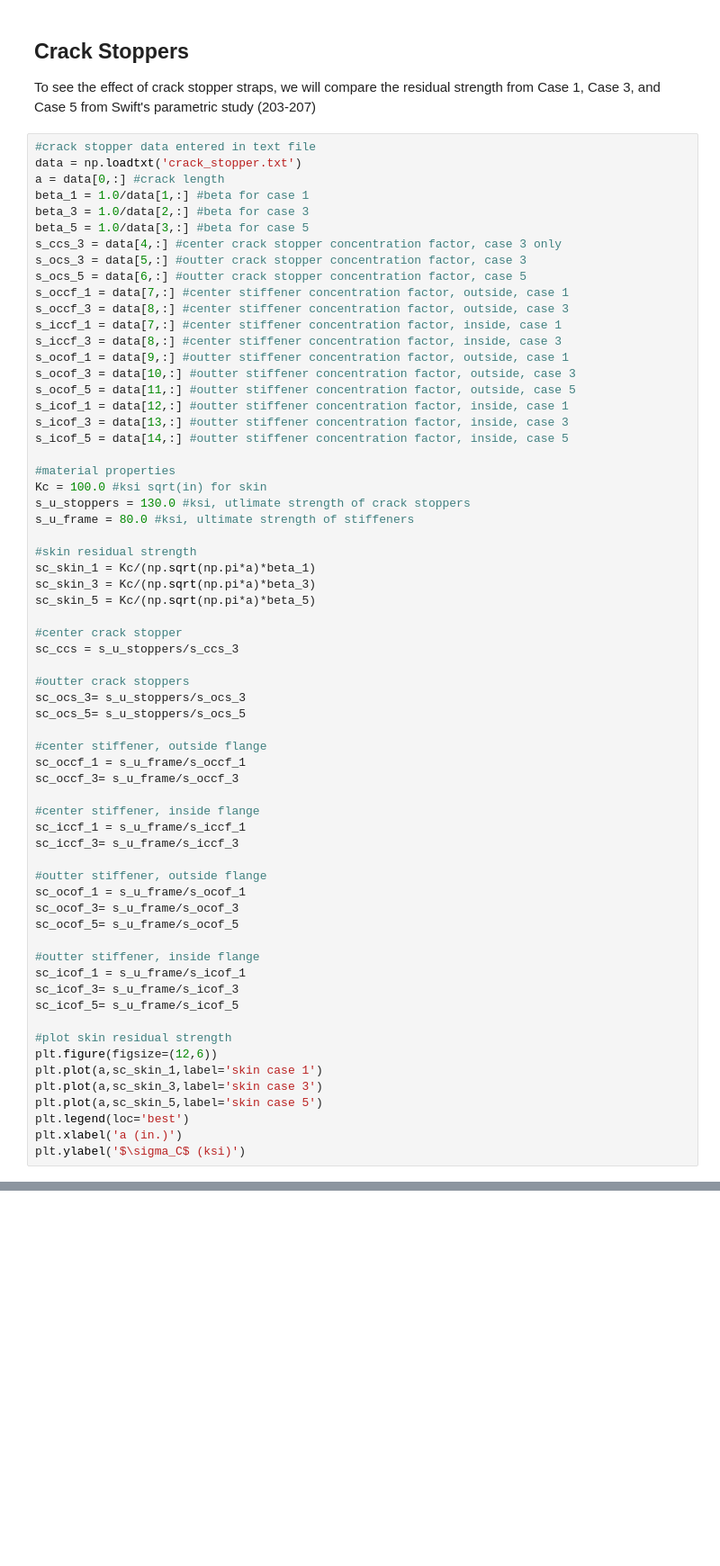
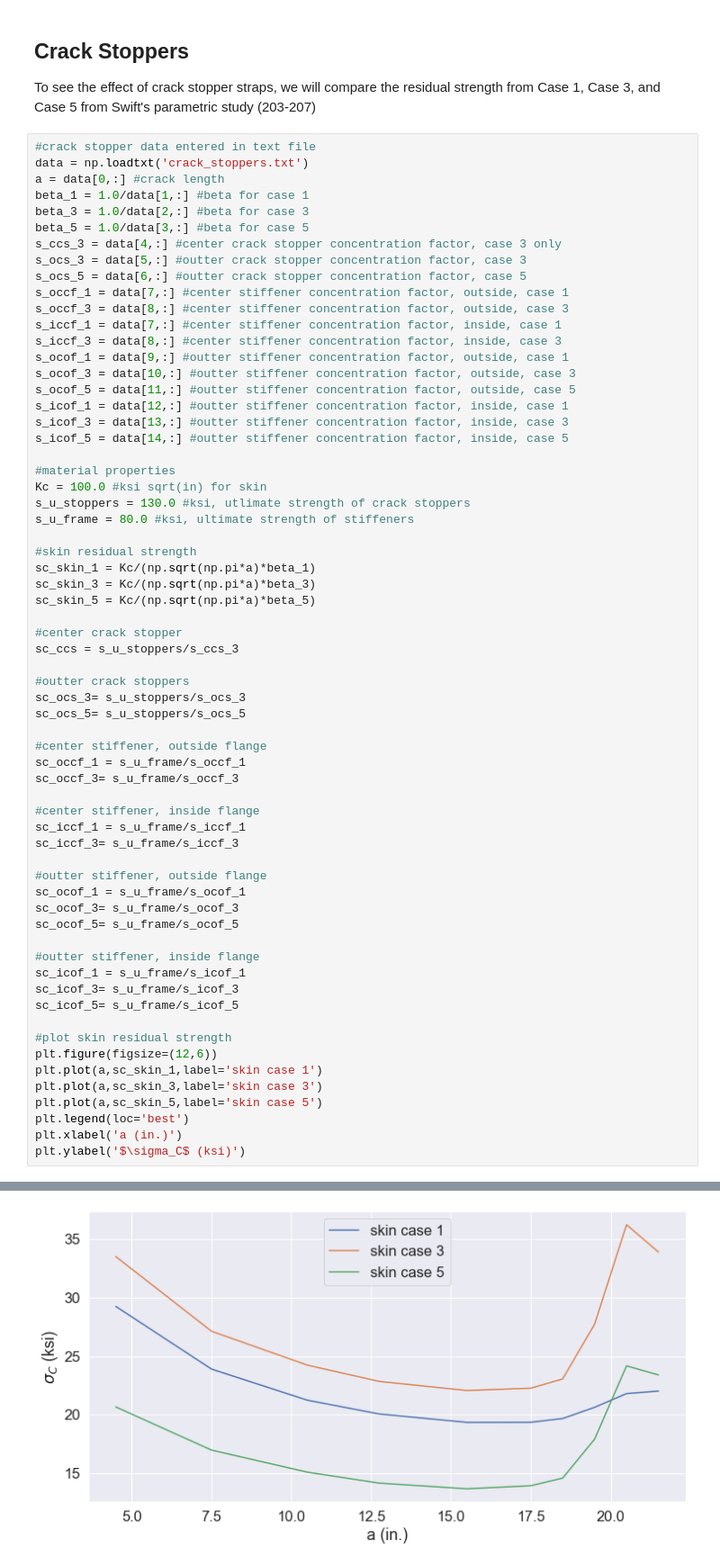
Before and after one commit to ndaman/damagetolerance, a Jupyter notebook: examples/stiffener example.ipynb, the cells around one changed output, grey strips where cells are left out. Shown: that part at 90% size. Drawn from its saved outputs; the diff is of its cells as text; blank space fills up the shorter version.

```diff
--- a/examples/stiffener example.ipynb
+++ b/examples/stiffener example.ipynb
@@ -96,7 +96,7 @@ Text(0, 0.5, '$\\sigma_C$ (ksi)')
 To see the effect of crack stopper straps, we will compare the residual strength from Case 1, Case 3, and Case 5 from Swift's parametric study (203-207)
 # %%
 #crack stopper data entered in text file
-data = np.loadtxt('crack_stopper.txt')
+data = np.loadtxt('crack_stoppers.txt')
 a = data[0,:] #crack length
 beta_1 = 1.0/data[1,:] #beta for case 1
 beta_3 = 1.0/data[2,:] #beta for case 3
@@ -162,0 +163 @@ OSError: crack_stopper.txt not found.
+[figure, added]
```
Also changed, not shown: parts of 3 cells of this notebook, 37 other files.
